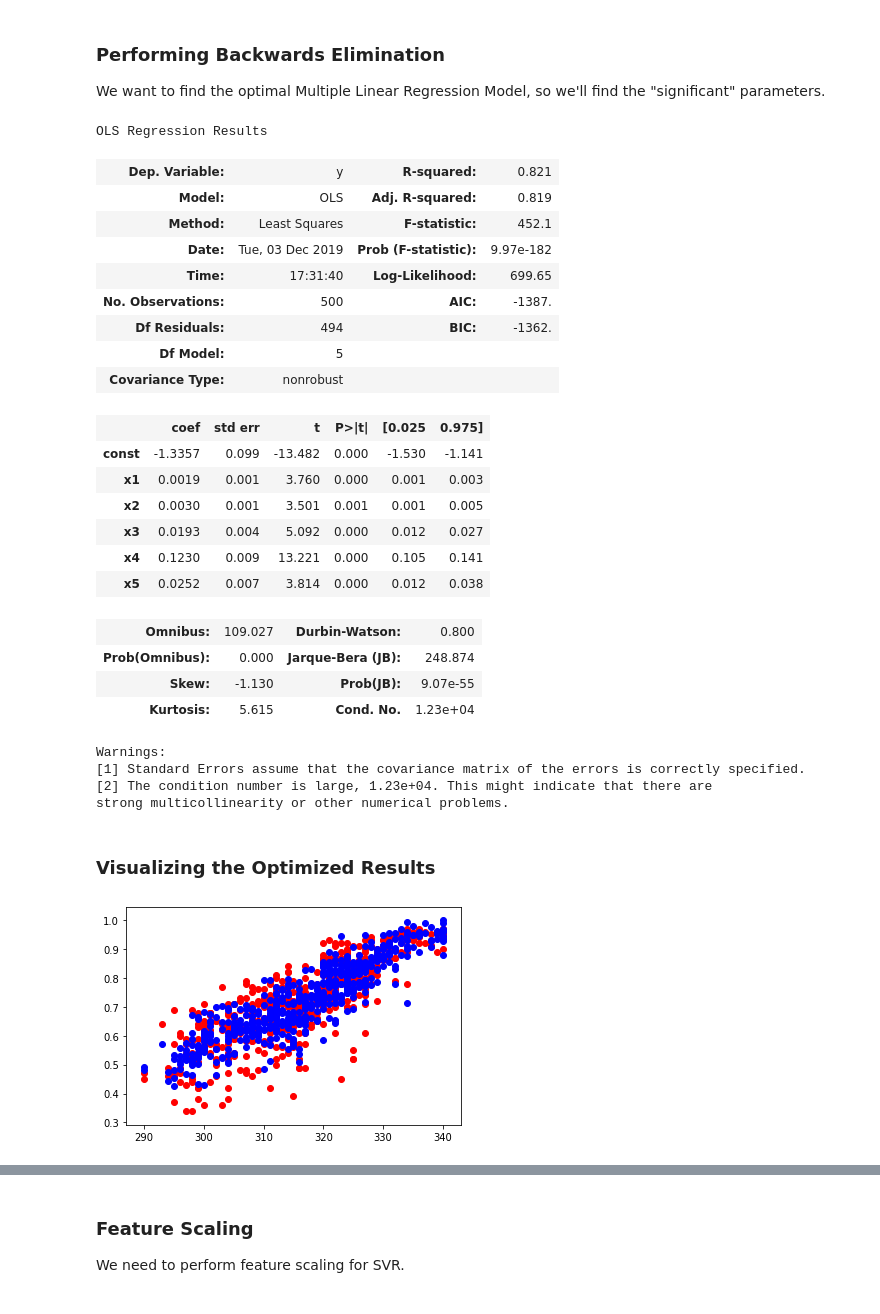
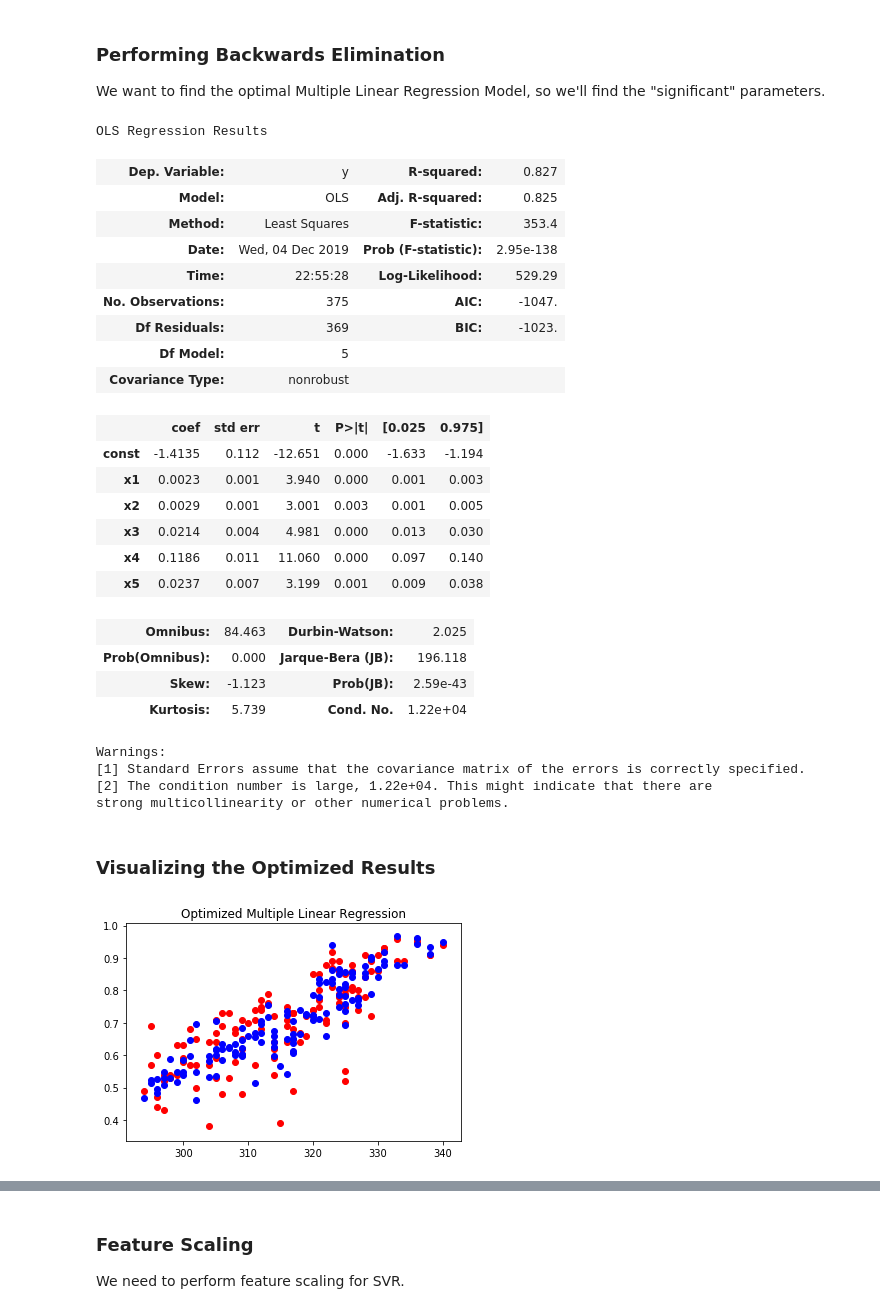
Before and after one commit to bschoeneweis/dm-v-final-project, a Jupyter notebook: FinalProject.ipynb, the cells around one changed output, grey strips where cells are left out. Drawn from its saved outputs; the diff is of its cells as text; code cells hidden in the pictures.

Commit message:
Refactor code for data splits, only thing left is summary

```diff
--- a/FinalProject.ipynb
+++ b/FinalProject.ipynb
@@ -114,42 +135,49 @@ We want to find the optimal Multiple Linear Regression Model, so we'll find the
 import statsmodels.api as sm
 
 # Add b0
-X = np.append(arr=np.ones((500,1)), values=X , axis=1)
+X_bias = np.append(arr=np.ones((500,1)), values=X, axis=1)
 
-X_opt = X[:, [0, 1, 2, 5, 6, 7]]
-regressor_OLS = sm.OLS(endog=y, exog=X_opt).fit()
+# Resplit with bias
+X_train_bias, X_test_bias, y_train_bias, y_test_bias = train_test_split(
+    X_bias, y, test_size=0.25, random_state=0)
+
+X_opt_train = X_train_bias[:, [0, 1, 2, 5, 6, 7]]
+X_opt_test = X_test_bias[:, [0, 1, 2, 5, 6, 7]]
+regressor_OLS = sm.OLS(endog=y_train_bias, exog=X_opt_train).fit()
 regressor_OLS.summary()
 # %% [output]
 OLS Regression Results
-| Dep. Variable: | y | R-squared: | 0.821 |
-| Model: | OLS | Adj. R-squared: | 0.819 |
-| Method: | Least Squares | F-statistic: | 452.1 |
-| Date: | Tue, 03 Dec 2019 | Prob (F-statistic): | 9.97e-182 |
-| Time: | 17:31:40 | Log-Likelihood: | 699.65 |
-| No. Observations: | 500 | AIC: | -1387. |
-| Df Residuals: | 494 | BIC: | -1362. |
+| Dep. Variable: | y | R-squared: | 0.827 |
+| Model: | OLS | Adj. R-squared: | 0.825 |
+| Method: | Least Squares | F-statistic: | 353.4 |
+| Date: | Wed, 04 Dec 2019 | Prob (F-statistic): | 2.95e-138 |
+| Time: | 22:55:28 | Log-Likelihood: | 529.29 |
+| No. Observations: | 375 | AIC: | -1047. |
+| Df Residuals: | 369 | BIC: | -1023. |
 | Df Model: | 5 |  |  |
 | Covariance Type: | nonrobust |  |  |
 |  | coef | std err | t | P>|t| | [0.025 | 0.975] |
-| const | -1.3357 | 0.099 | -13.482 | 0.000 | -1.530 | -1.141 |
-| x1 | 0.0019 | 0.001 | 3.760 | 0.000 | 0.001 | 0.003 |
-| x2 | 0.0030 | 0.001 | 3.501 | 0.001 | 0.001 | 0.005 |
-| x3 | 0.0193 | 0.004 | 5.092 | 0.000 | 0.012 | 0.027 |
-| x4 | 0.1230 | 0.009 | 13.221 | 0.000 | 0.105 | 0.141 |
-| x5 | 0.0252 | 0.007 | 3.814 | 0.000 | 0.012 | 0.038 |
+| const | -1.4135 | 0.112 | -12.651 | 0.000 | -1.633 | -1.194 |
+| x1 | 0.0023 | 0.001 | 3.940 | 0.000 | 0.001 | 0.003 |
+| x2 | 0.0029 | 0.001 | 3.001 | 0.003 | 0.001 | 0.005 |
+| x3 | 0.0214 | 0.004 | 4.981 | 0.000 | 0.013 | 0.030 |
+| x4 | 0.1186 | 0.011 | 11.060 | 0.000 | 0.097 | 0.140 |
+| x5 | 0.0237 | 0.007 | 3.199 | 0.001 | 0.009 | 0.038 |
-| Omnibus: | 109.027 | Durbin-Watson: | 0.800 |
-| Prob(Omnibus): | 0.000 | Jarque-Bera (JB): | 248.874 |
-| Skew: | -1.130 | Prob(JB): | 9.07e-55 |
-| Kurtosis: | 5.615 | Cond. No. | 1.23e+04 |
+| Omnibus: | 84.463 | Durbin-Watson: | 2.025 |
+| Prob(Omnibus): | 0.000 | Jarque-Bera (JB): | 196.118 |
+| Skew: | -1.123 | Prob(JB): | 2.59e-43 |
+| Kurtosis: | 5.739 | Cond. No. | 1.22e+04 |
 Warnings:
 [1] Standard Errors assume that the covariance matrix of the errors is correctly specified.
-[2] The condition number is large, 1.23e+04. This might indicate that there are
+[2] The condition number is large, 1.22e+04. This might indicate that there are
 strong multicollinearity or other numerical problems.
 # %% [markdown]
 ### Visualizing the Optimized Results <a name="vis-opt-linreg"></a>
 # %%
-plt.scatter(X[:, 1], y, color='red')
-plt.scatter(X[:, 1], regressor_OLS.predict(X_opt), color='blue')
+y_pred = regressor_OLS.predict(X_opt_test)
+plt.scatter(X_test_bias[:, 1], y_test_bias, color='red')
+plt.scatter(X_test_bias[:, 1], y_pred, color='blue')
+plt.title('Optimized Multiple Linear Regression')
 plt.show()
 # %% [output]
-[figure, old version]
+[figure, new version]
```
Also changed, not shown: parts of 33 cells of this notebook, 1 other file.
